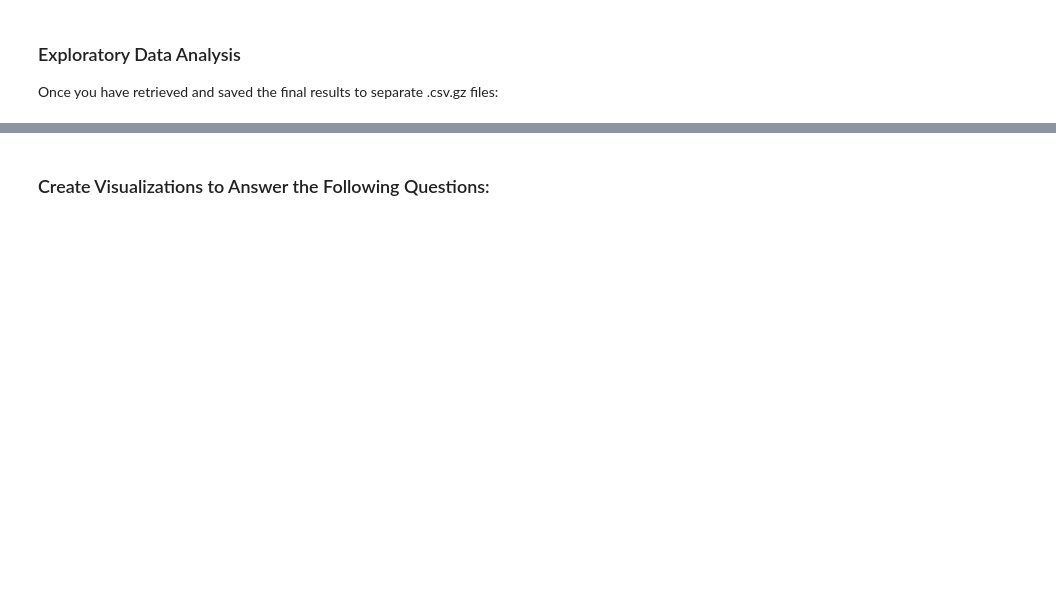
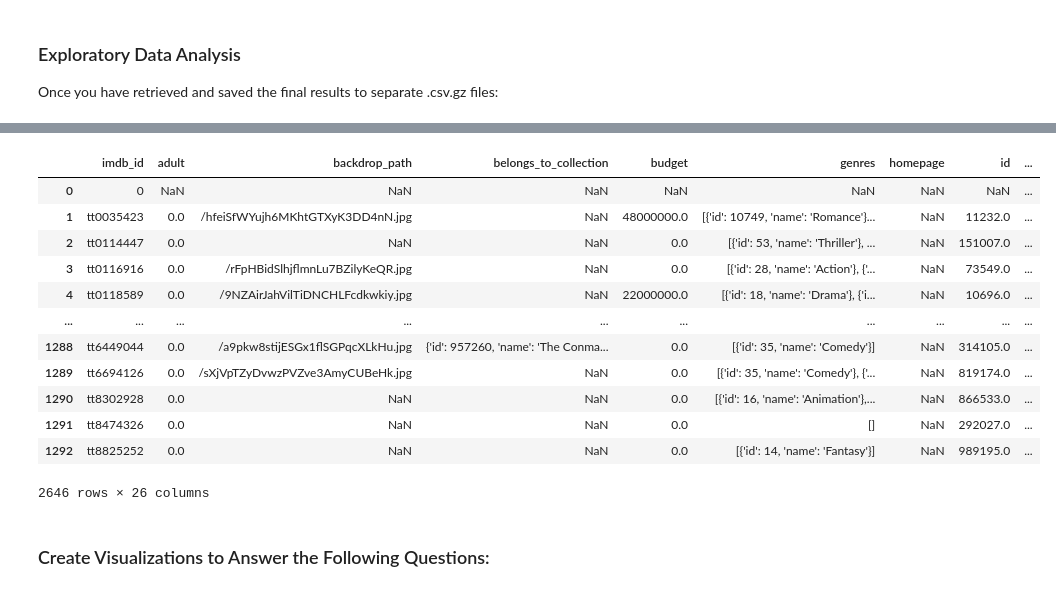
Before and after one commit to EhLeeOod/movie-project, a Jupyter notebook: Part-3-EDA.ipynb, the cells around one changed output, grey strips where cells are left out. Drawn from its saved outputs; the diff is of its cells as text; code cells hidden in the pictures; blank space fills up the shorter version.

```diff
--- a/Part-3-EDA.ipynb
+++ b/Part-3-EDA.ipynb
@@ -144,3 +165,21 @@ Once you have retrieved and saved the final results to separate .csv.gz files:
+# %%
+# Use read_csv in a list comprehension and combine with concat to load all files
+df = pd.concat([pd.read_csv(f) for f in tmdb_files] )
+df
+# %% [output]
+|  | imdb_id | adult | backdrop_path | belongs_to_collection | budget | genres | homepage | id | ... |
+| 0 | 0 | NaN | NaN | NaN | NaN | NaN | NaN | NaN | ... |
+| 1 | tt0035423 | 0.0 | /hfeiSfWYujh6MKhtGTXyK3DD4nN.jpg | NaN | 48000000.0 | [{'id': 10749, 'name': 'Romance'}... | NaN | 11232.0 | ... |
+| 2 | tt0114447 | 0.0 | NaN | NaN | 0.0 | [{'id': 53, 'name': 'Thriller'}, ... | NaN | 151007.0 | ... |
+| 3 | tt0116916 | 0.0 | /rFpHBidSlhjflmnLu7BZilyKeQR.jpg | NaN | 0.0 | [{'id': 28, 'name': 'Action'}, {'... | NaN | 73549.0 | ... |
+| 4 | tt0118589 | 0.0 | /9NZAirJahVilTiDNCHLFcdkwkiy.jpg | NaN | 22000000.0 | [{'id': 18, 'name': 'Drama'}, {'i... | NaN | 10696.0 | ... |
+| ... | ... | ... | ... | ... | ... | ... | ... | ... | ... |
+| 1288 | tt6449044 | 0.0 | /a9pkw8stijESGx1flSGPqcXLkHu.jpg | {'id': 957260, 'name': 'The Conma... | 0.0 | [{'id': 35, 'name': 'Comedy'}] | NaN | 314105.0 | ... |
+| 1289 | tt6694126 | 0.0 | /sXjVpTZyDvwzPVZve3AmyCUBeHk.jpg | NaN | 0.0 | [{'id': 35, 'name': 'Comedy'}, {'... | NaN | 819174.0 | ... |
+| 1290 | tt8302928 | 0.0 | NaN | NaN | 0.0 | [{'id': 16, 'name': 'Animation'},... | NaN | 866533.0 | ... |
+| 1291 | tt8474326 | 0.0 | NaN | NaN | 0.0 | [] | NaN | 292027.0 | ... |
+| 1292 | tt8825252 | 0.0 | NaN | NaN | 0.0 | [{'id': 14, 'name': 'Fantasy'}] | NaN | 989195.0 | ... |
+2646 rows × 26 columns
 # %% [markdown]
 ### Create Visualizations to Answer the Following Questions:
 # %%
```
Also changed, not shown: parts of 11 cells of this notebook, 7 other files.
